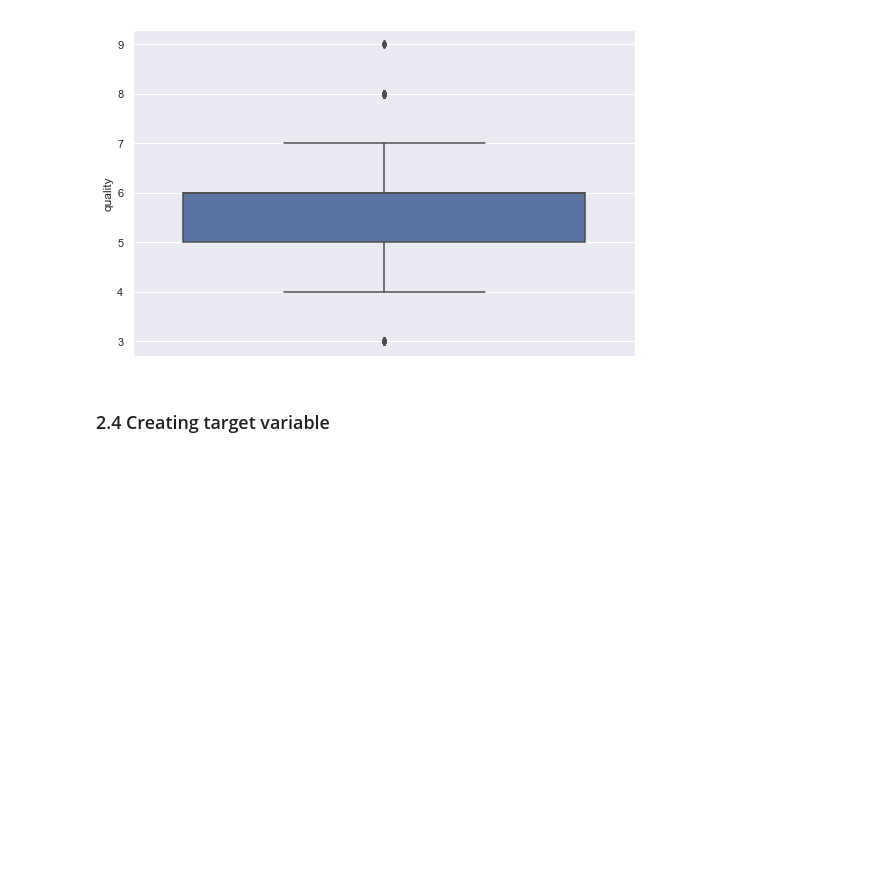
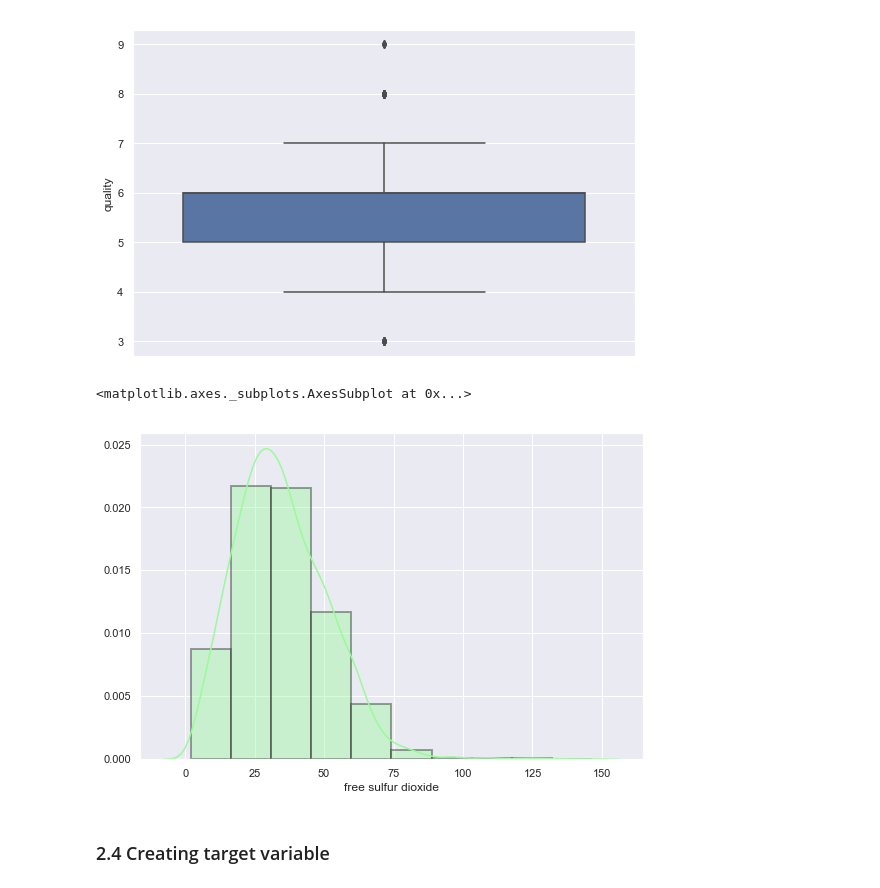
Before and after one commit to jmcneilkeller/Choosing_the_Worst_Wines, a Jupyter notebook: Mod_4_Wine_Quality.ipynb, the cells around one changed output. Saved outputs shown, nothing was run; the diff lists cells and outputs as text; code cells hidden in the pictures; blank space fills up the shorter version.

```diff
--- a/Mod_4_Wine_Quality.ipynb
+++ b/Mod_4_Wine_Quality.ipynb
@@ -826,6 +844,15 @@ for col in df_white:
 [figure]
 [figure]
 [figure]
+# %%
+# f, ax = plt.subplots(4,3,figsize = (20,16))
+plt.rcParams["patch.force_edgecolor"] = True
+
+
+sns.distplot(df_white['free sulfur dioxide'],bins=10,color='palegreen', hist_kws=dict(edgecolor="k", linewidth=2))
+# %% [output]
+<matplotlib.axes._subplots.AxesSubplot at 0x...>
+[figure, added]
 # %% [markdown]
 ### 2.4 Creating target variable
 # %%
```
Also changed, not shown: parts of 22 cells of this notebook.
